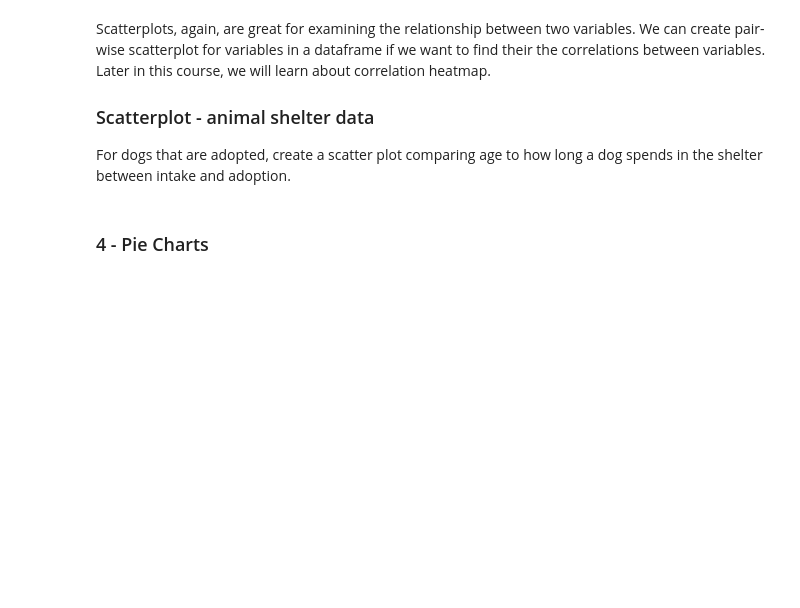
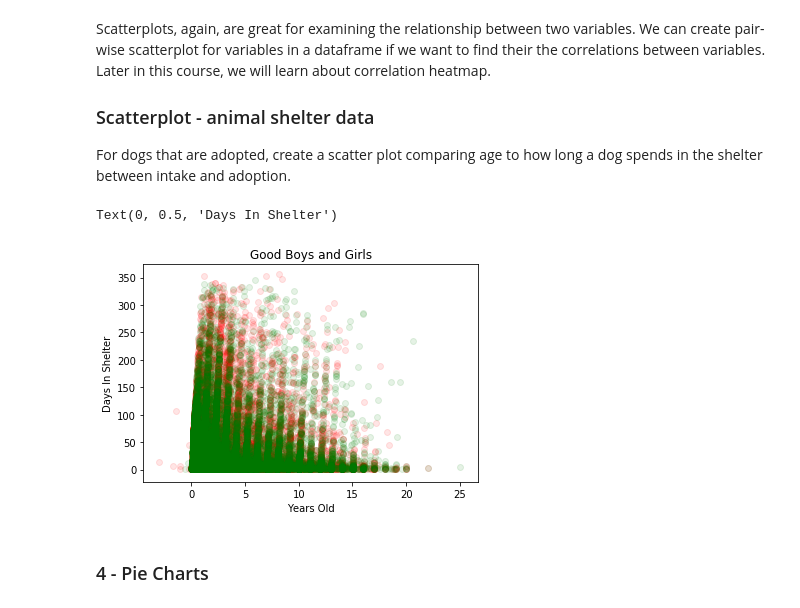
Before and after one commit to learn-co-students/london-ds-111819, a Jupyter notebook: mod_1/dataviz/matplotlib/Intro To matplotlib.ipynb, the cells around one changed output. Drawn from its saved outputs; the diff is of its cells as text; code cells hidden in the pictures; blank space fills up the shorter version.

```diff
--- a/mod_1/dataviz/matplotlib/Intro To matplotlib.ipynb
+++ b/mod_1/dataviz/matplotlib/Intro To matplotlib.ipynb
@@ -510,6 +513,27 @@ Scatterplots, again, are great for examining the relationship between two variab
 ### Scatterplot - animal shelter data
 
 For dogs that are adopted, create a scatter plot comparing age to how long a dog spends in the shelter between intake and adoption.
+# %%
+# years old
+# days in shelter
+
+# Big Scatter Plot
+#plt.scatter(animal_shelter_df['years_old'],animal_shelter_df['days_in_shelter'])
+
+# Difference Between Groups???
+
+good_boys = animal_shelter_df[animal_shelter_df['gender']=='Male']
+good_girls = animal_shelter_df[animal_shelter_df['gender']=='Female']
+
+plt.scatter(good_boys['years_old'],good_boys['days_in_shelter'], color = "red", alpha = .1)
+plt.scatter(good_girls['years_old'],good_girls['days_in_shelter'], color = "green", alpha = .1)
+
+plt.title('Good Boys and Girls')
+plt.xlabel('Years Old')
+plt.ylabel('Days In Shelter')
+# %% [output]
+Text(0, 0.5, 'Days In Shelter')
+[figure, added]
 # %% [markdown]
 ### 4 - Pie Charts
 # %%
```
Also changed, not shown: parts of 4 cells of this notebook.
